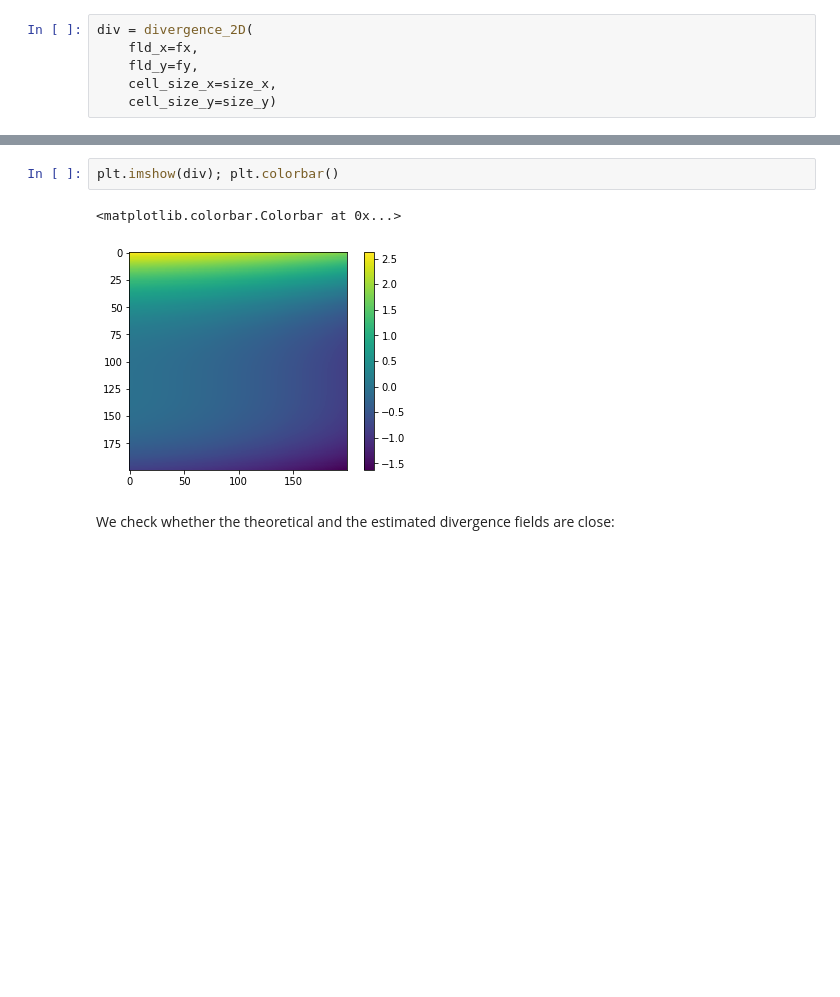
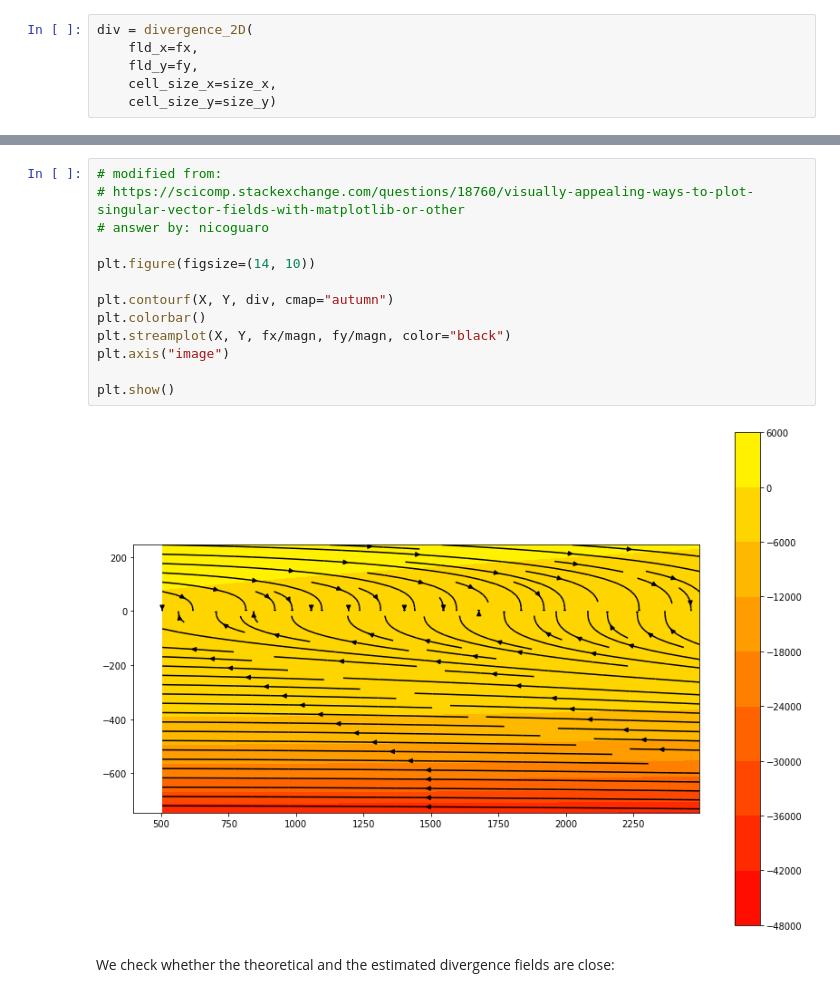
Before and after one commit to mauroalberti/VectorFieldCalc, a Jupyter notebook: pygsf/docs/notebooks/Fields - divergence, curl module and other vector field parameters.ipynb, the cells around one changed output, grey strips where cells are left out. Drawn from its saved outputs; the diff is of its cells as text; blank space fills up the shorter version.

```diff
--- a/pygsf/docs/notebooks/Fields - divergence, curl module and other vector field parameters.ipynb
+++ b/pygsf/docs/notebooks/Fields - divergence, curl module and other vector field parameters.ipynb
@@ -195,8 +247,18 @@ print(div)
-# %%
-plt.imshow(div); plt.colorbar()
-# %% [output]
-<matplotlib.colorbar.Colorbar at 0x...>
-[figure, removed]
+# %%
+# modified from:
+# https://scicomp.stackexchange.com/questions/18760/visually-appealing-ways-to-plot-singular-vector-fields-with-matplotlib-or-other
+# answer by: nicoguaro
+
+plt.figure(figsize=(14, 10))
+
+plt.contourf(X, Y, div, cmap="autumn")
+plt.colorbar()
+plt.streamplot(X, Y, fx/magn, fy/magn, color="black")
+plt.axis("image")
+
+plt.show()
+# %% [output]
+[figure, added]
 # %% [markdown]
 We check whether the theoretical and the estimated divergence fields are close:
 # %%
```
Also changed, not shown: parts of 57 cells of this notebook, 3 other files.
